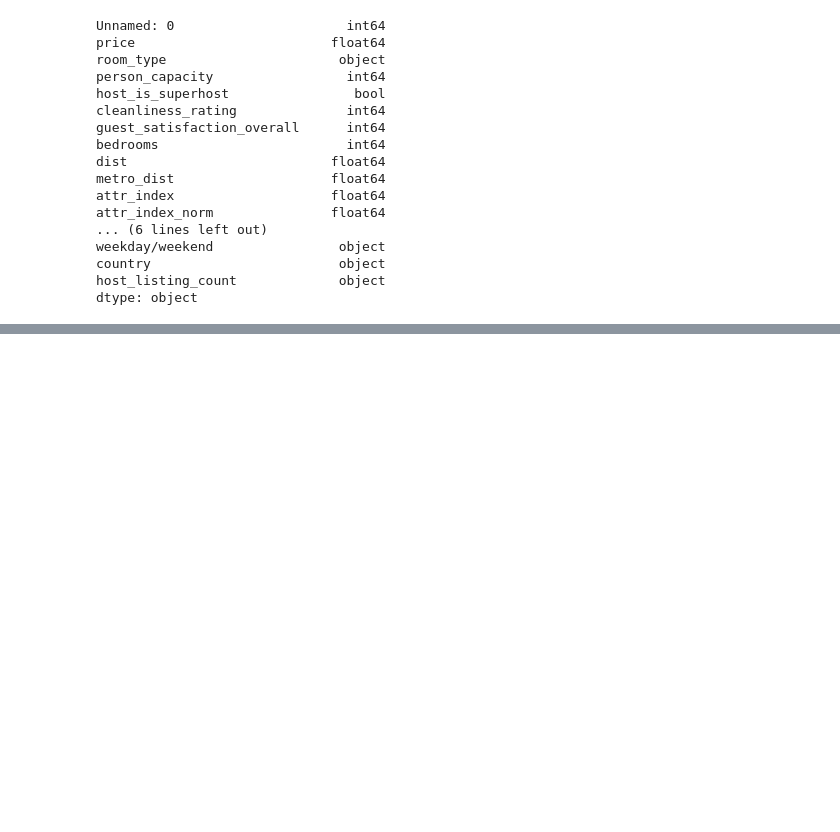
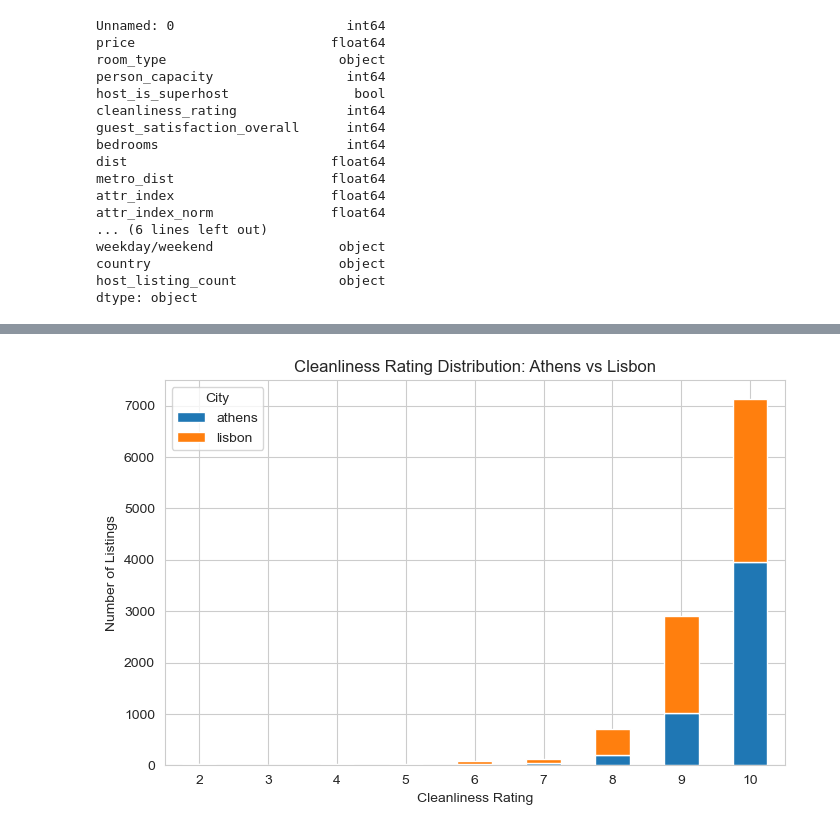
Before and after one commit to kellymegan/ASDA_2025_Group_2_Portfolio_, a Jupyter notebook: notebooks/week_04_group_2_notebook.ipynb, the cells around one changed output, grey strips where cells are left out. Saved outputs shown, nothing was run; the diff lists cells and outputs as text; code cells hidden in the pictures; blank space fills up the shorter version.

```diff
--- a/notebooks/week_04_group_2_notebook.ipynb
+++ b/notebooks/week_04_group_2_notebook.ipynb
@@ -751,0 +887,14 @@ plt.show()
+# %%
+# Barplot for cleanliness ratings
+
+counts = df_sel.groupby(['cleanliness_rating', 'city']).size().unstack(fill_value=0)
+
+counts.plot(kind='bar', stacked=True, figsize=(8,5))
+plt.xlabel("Cleanliness Rating")
+plt.ylabel("Number of Listings")
+plt.title("Cleanliness Rating Distribution: Athens vs Lisbon")
+plt.xticks(rotation=0)
+plt.legend(title="City")
+plt.show()
+# %% [output]
+[figure, added]
```
Also changed, not shown: parts of 29 cells of this notebook.
